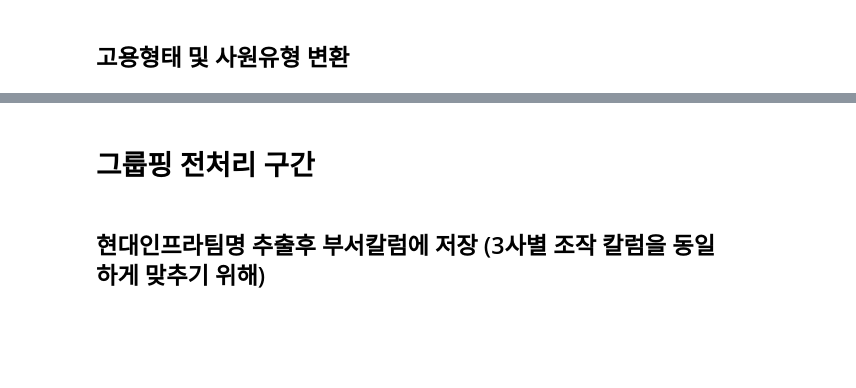
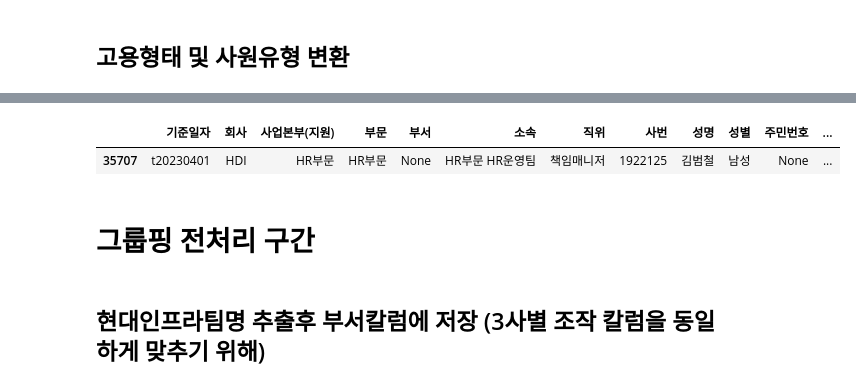
Before and after one commit to kstyle2198/hr, a Jupyter notebook: jupyter/preprocessing1.ipynb, the cells around one changed output, grey strips where cells are left out. Cells and saved outputs as stored; diff of their text form; code cells hidden in the pictures; blank space fills up the shorter version.

```diff
--- a/jupyter/preprocessing1.ipynb
+++ b/jupyter/preprocessing1.ipynb
@@ -270,7 +292,7 @@ df1.info()
 - 제뉴인의 재정팀 및 내부회계 겸직자는 DB에서 날림
 # %%
 # HDI 겸직발령 임직원 인덱스 추출후 드랍
-drop_df1 = df1.loc[(df1["사업본부(지원)"] == "현대제뉴인") & (df1["회사"] == "HDI")]
+drop_df1 = df1.loc[(df1["회사"] == "HDI") & (df1["사업본부(지원)"] == "현대제뉴인")]
 drop_index = drop_df1.index.tolist()
 df1 = df1.drop(index=drop_index)
 # %%
@@ -351,7 +373,7 @@ df1 = df1.drop(index=drop_index)
 이에 2월 8일 겸직자 사번 기준으로 23년 1월 1일 기준으로 대상자의 부문을 "겸직 제뉴인부문"으로 변경하고
 부문명에 "겸직"이 들어간 대상자를 드랍하여 겸직자를 제거함
 '''
-def 현건기겸직자23년초부문변경(df):
+def 현건기겸직자23년1월부문변경(df):
     기준일자 = df['기준일자']
     사번 = df['사번']
     회사 = df['회사']
@@ -364,7 +386,7 @@ def 현건기겸직자23년초부문변경(df):
     else:
         return 부문
 # %%
-df1['부문'] = df1.apply(현건기겸직자23년초부문변경, axis=1)
+df1['부문'] = df1.apply(현건기겸직자23년1월부문변경, axis=1)
 # %%
 # HCE 부문칼럼에 "겸직"이 있는 행 드랍
 df1['부문'].fillna("empty_value", inplace=True)
@@ -372,7 +394,7 @@ drop = df1['부문'].str.contains("겸직")
 df1 = df1[~drop]
 # %%
 # 제뉴인은 입사구분에 "계열회사 출입등록" 일괄 삭제
-drop_df1 = df1.loc[(df1["회사"] == "HDX")&(df1["입사구분"] == "계열회사 출입등록")]
+drop_df1 = df1.loc[(df1["회사"] == "HDX")&(df1["채용경로"] == "계열회사 출입등록")]
 drop_index = drop_df1.index.tolist()
 df1 = df1.drop(index=drop_index)
 # %% [markdown]
@@ -395,7 +437,10 @@ df1["사원유형"].value_counts()
 # %%
-# df1.info()
+df1.loc[(df1["기준일자"] == "t20230401")&(df1["성명"]=="김범철")]
+# %% [output]
+|  | 기준일자 | 회사 | 사업본부(지원) | 부문 | 부서 | 소속 | 직위 | 사번 | 성명 | 성별 | 주민번호 | ... |
+| 35707 | t20230401 | HDI | HR부문 | HR부문 | None | HR부문 HR운영팀 | 책임매니저 | 1922125 | 김범철 | 남성 | None | ... |
-# %% [markdown]
-# 그룹핑 전처리 구간
+# %% [markdown]
+# 그룹핑 전처리 구간
 # %% [markdown]
 ## 현대인프라팀명 추출후 부서칼럼에 저장 (3사별 조작 칼럼을 동일하게 맞추기 위해)
 # %%
```
Also changed, not shown: parts of 61 cells of this notebook, 9 other files.
